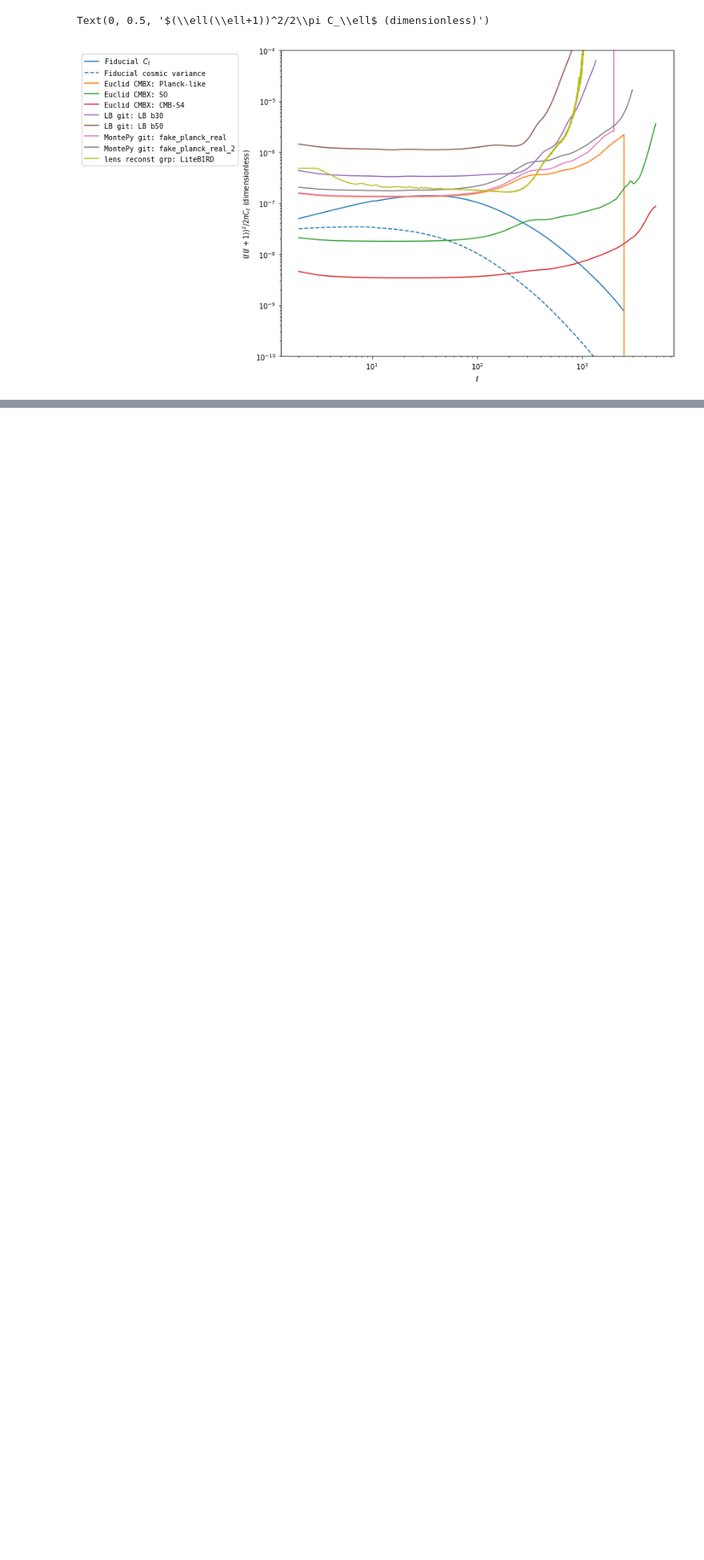
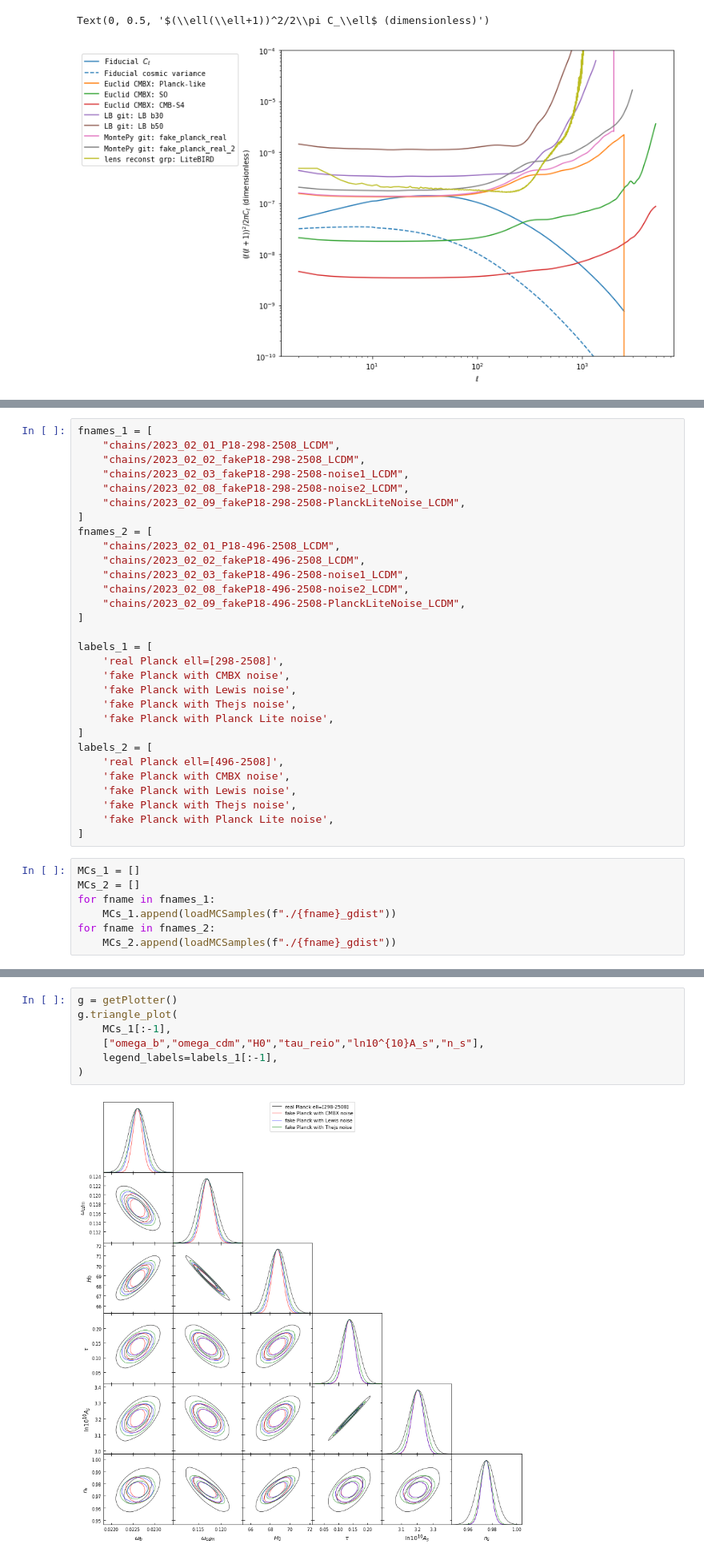
Before and after one commit to litebird/reionization, a Jupyter notebook: LB_forecast_Paris/noise_study/noise_nb.ipynb, the cells around one changed output, grey strips where cells are left out. Shown at 80% size. Cells and saved outputs as stored; diff of their text form; blank space fills up the shorter version.

Commit message:
Updated noise_study notebook with MCMC results + uploaded chains

```diff
--- a/LB_forecast_Paris/noise_study/noise_nb.ipynb
+++ b/LB_forecast_Paris/noise_study/noise_nb.ipynb
@@ -330,0 +379,37 @@ Text(0, 0.5, '$(\\ell(\\ell+1))^2/2\\pi C_\\ell$ (dimensionless)')
+# %%
+fnames_1 = [
+    "chains/2023_02_01_P18-298-2508_LCDM",
+    "chains/2023_02_02_fakeP18-298-2508_LCDM",
+    "chains/2023_02_03_fakeP18-298-2508-noise1_LCDM",
+    "chains/2023_02_08_fakeP18-298-2508-noise2_LCDM",
+    "chains/2023_02_09_fakeP18-298-2508-PlanckLiteNoise_LCDM",
+]
+fnames_2 = [
+    "chains/2023_02_01_P18-496-2508_LCDM",
+    "chains/2023_02_02_fakeP18-496-2508_LCDM",
+    "chains/2023_02_03_fakeP18-496-2508-noise1_LCDM",
+    "chains/2023_02_08_fakeP18-496-2508-noise2_LCDM",
+    "chains/2023_02_09_fakeP18-496-2508-PlanckLiteNoise_LCDM",
+]
+
+labels_1 = [
+    'real Planck ell=[298-2508]',
+    'fake Planck with CMBX noise',
+    'fake Planck with Lewis noise',
+    'fake Planck with Thejs noise',
+    'fake Planck with Planck Lite noise',
+]
+labels_2 = [
+    'real Planck ell=[496-2508]',
+    'fake Planck with CMBX noise',
+    'fake Planck with Lewis noise',
+    'fake Planck with Thejs noise',
+    'fake Planck with Planck Lite noise',
+]
+# %%
+MCs_1 = []
+MCs_2 = []
+for fname in fnames_1:
+    MCs_1.append(loadMCSamples(f"./{fname}_gdist"))
+for fname in fnames_2:
+    MCs_2.append(loadMCSamples(f"./{fname}_gdist"))
@@ -330,0 +437,9 @@ Text(0, 0.5, '$(\\ell(\\ell+1))^2/2\\pi C_\\ell$ (dimensionless)')
+# %%
+g = getPlotter()
+g.triangle_plot(
+    MCs_1[:-1],
+    ["omega_b","omega_cdm","H0","tau_reio","ln10^{10}A_s","n_s"],
+    legend_labels=labels_1[:-1],
+)
+# %% [output]
+[figure, added]
```
Also changed, not shown: parts of 10 cells of this notebook, 40 other files.
